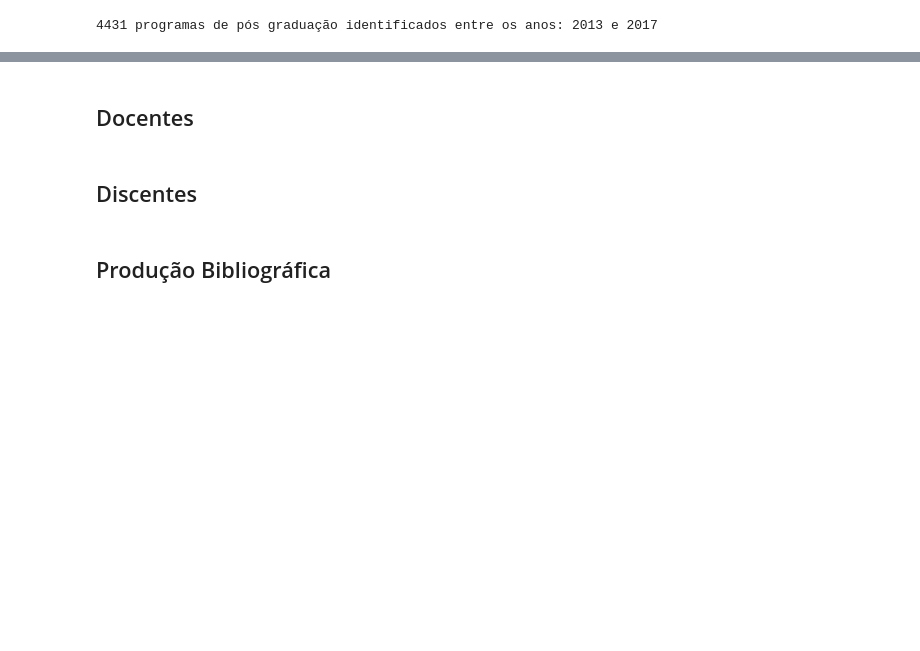
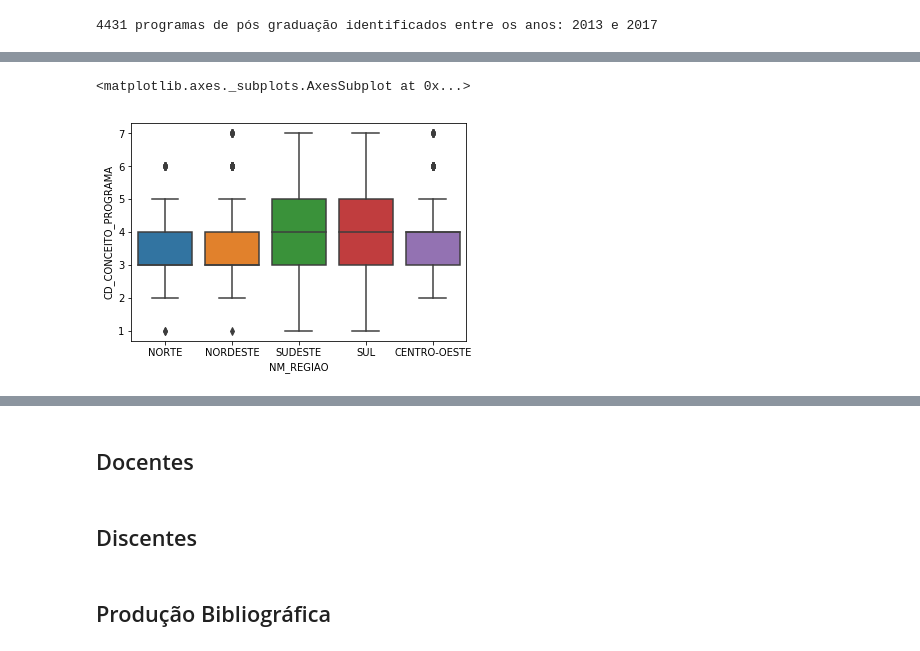
Before and after one commit to andrespp/ds-capes-pos, a Jupyter notebook: analysis/01_Conteudo da base.ipynb, the cells around one changed output, grey strips where cells are left out. Cells and saved outputs as stored; diff of their text form; code cells hidden in the pictures; blank space fills up the shorter version.

```diff
--- a/analysis/01_Conteudo da base.ipynb
+++ b/analysis/01_Conteudo da base.ipynb
@@ -85,0 +105,7 @@ Text(0.5,1,'Número de cursos de pós graduação no Brasil')
+# %%
+df = pf.to_pandas(['AN_BASE', 'CD_CONCEITO_PROGRAMA', 'NM_REGIAO'])
+#plt.figure(figsize=(18,3))
+sns.boxplot(x='NM_REGIAO',y='CD_CONCEITO_PROGRAMA', data=df)
+# %% [output]
+<matplotlib.axes._subplots.AxesSubplot at 0x...>
+[figure, added]
```
Also changed, not shown: parts of 12 cells of this notebook.
